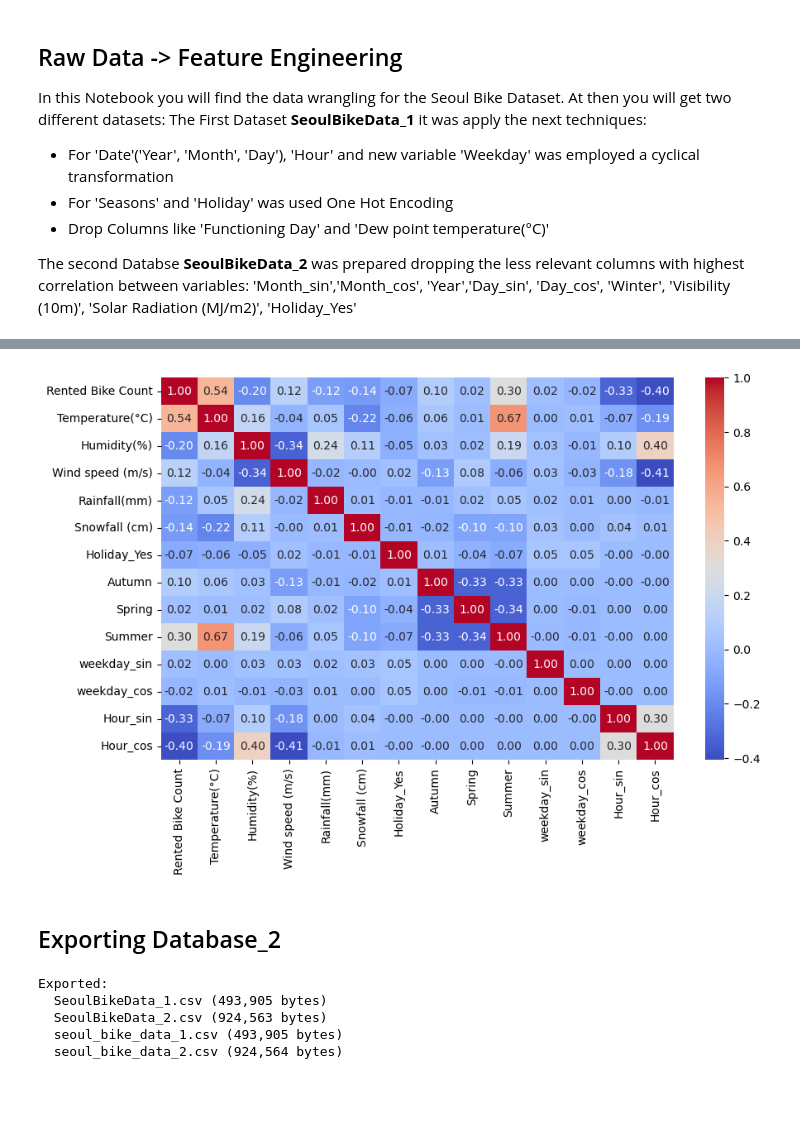
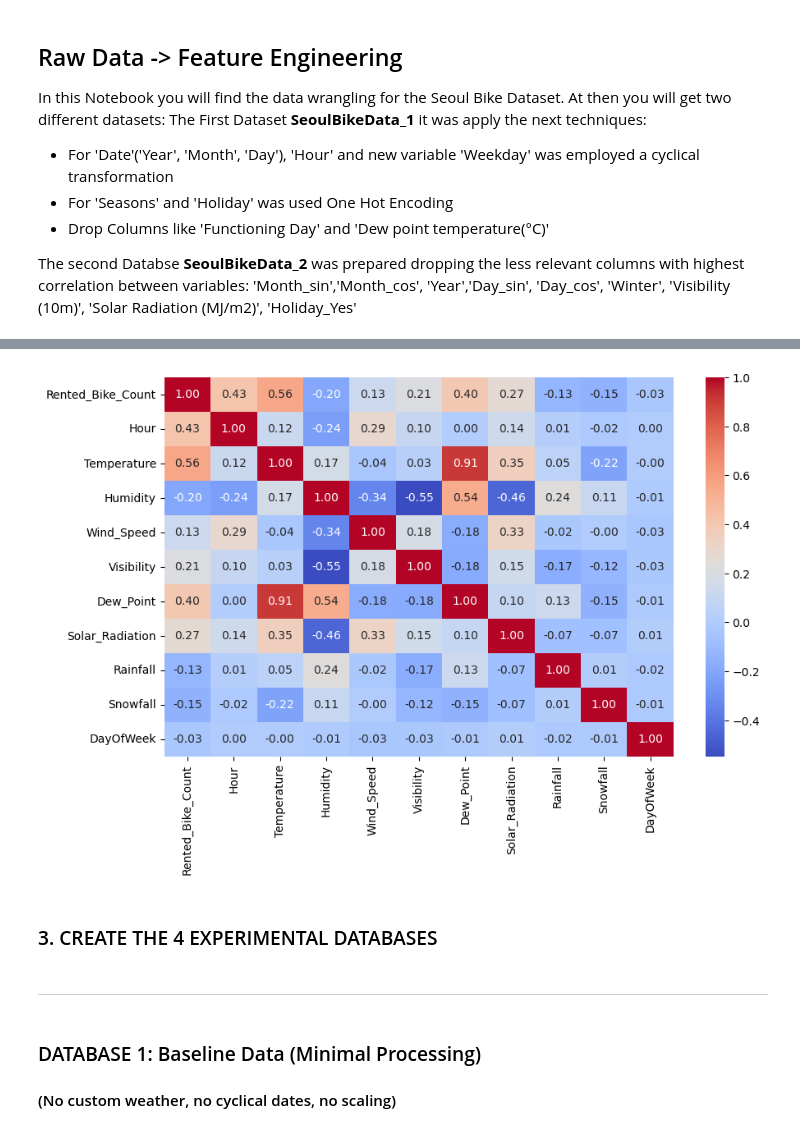
Before and after one commit to eymeklaus/Bike-Sharing-Demand, a Jupyter notebook: data_feature_engineering.ipynb, the cells around one changed output, grey strips where cells are left out. Saved outputs shown, nothing was run; the diff lists cells and outputs as text; code cells hidden in the pictures; blank space fills up the shorter version.

```diff
--- a/data_feature_engineering.ipynb
+++ b/data_feature_engineering.ipynb
@@ -121,2 +96,0 @@ df[cols] = df[cols].astype(int)
-# %%
-df.rename(columns= {'Holiday_Holiday':'Holiday_Yes', 'Holiday_No Holiday': 'No Holiday', 'Seasons_Autumn':'Autumn', 'Seasons_Spring': 'Spring', 'Seasons_Summer': 'Summer', 'Seasons_Winter': 'Winter'}, inplace=True)
@@ -187,9 +96,0 @@ df.head()
-# %%
-df['weekday_sin'] = np.sin(2 * np.pi * df['Weekday'] / 7)
-df['weekday_cos'] = np.cos(2 * np.pi * df['Weekday'] / 7)
-# %%
-df['Day_sin'] = np.sin(2 * np.pi * df['Day'] / 31)
-df['Day_cos'] = np.cos(2 * np.pi * df['Day'] / 31)
-# %%
-df['Hour_sin'] = np.sin(2 * np.pi * df['Hour'] / 31)
-df['Hour_cos'] = np.cos(2 * np.pi * df['Hour'] / 31)
@@ -222,34 +97,20 @@ seoul_bike_data_2.head()
-# %%
-plt.figure(figsize=(10,6))
-
-sns.heatmap(
-    seoul_bike_data_2.corr(),
-    annot=True,
-    cmap="coolwarm",
-    fmt=".2f"
-)
-
-plt.show()
-# %% [output]
-[figure, removed]
-# %% [markdown]
-## Exporting Database_2
-# %%
-# exporting database
-output_dir = "data/processed"
-os.makedirs(output_dir, exist_ok=True)
-
-# Save the filtered dataframe
-seoul_bike_data_2.to_csv(f"{output_dir}/seoul_bike_data_2.csv", index=False)
-
-print("Exported:")
-for f in os.listdir(output_dir):
-    path = os.path.join(output_dir, f)
-    size = os.path.getsize(path)
-    print(f"  {f} ({size:,} bytes)")
-# %% [output]
-Exported:
-  SeoulBikeData_1.csv (493,905 bytes)
-  SeoulBikeData_2.csv (924,563 bytes)
-  seoul_bike_data_1.csv (493,905 bytes)
-  seoul_bike_data_2.csv (924,564 bytes)
+# %%
+plt.figure(figsize=(10,6))
+
+sns.heatmap(
+    df.corr(numeric_only=True),
+    annot=True,
+    cmap="coolwarm",
+    fmt=".2f"
+)
+
+plt.show()
+# %% [output]
+[figure, added]
+# %% [markdown]
+ ### 3. CREATE THE 4 EXPERIMENTAL DATABASES
+# %% [markdown]
+----
+# %% [markdown]
+### DATABASE 1: Baseline Data (Minimal Processing)
+#### (No custom weather, no cyclical dates, no scaling)
```
Also changed, not shown: parts of 52 cells of this notebook, 15 other files.
